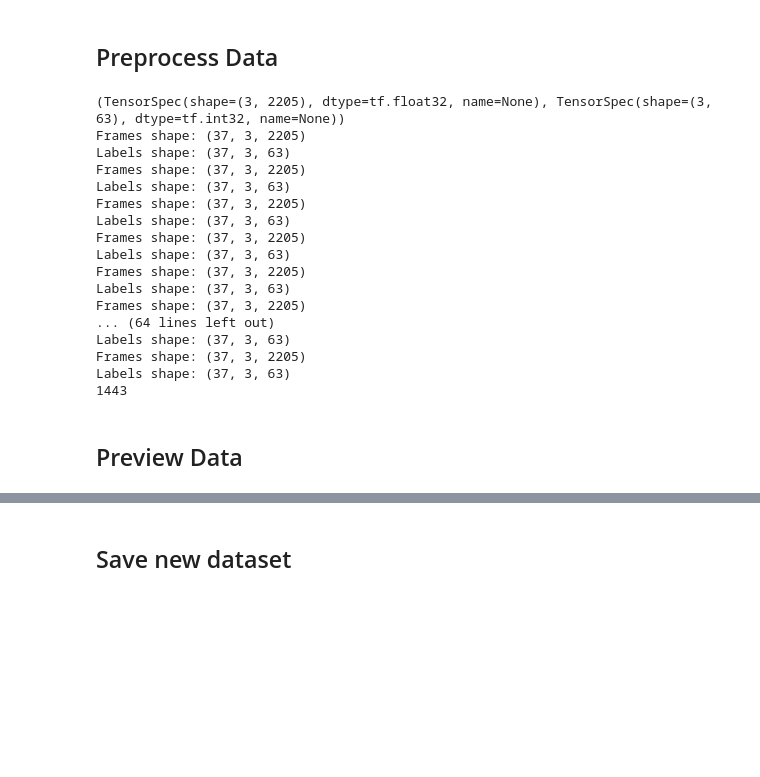
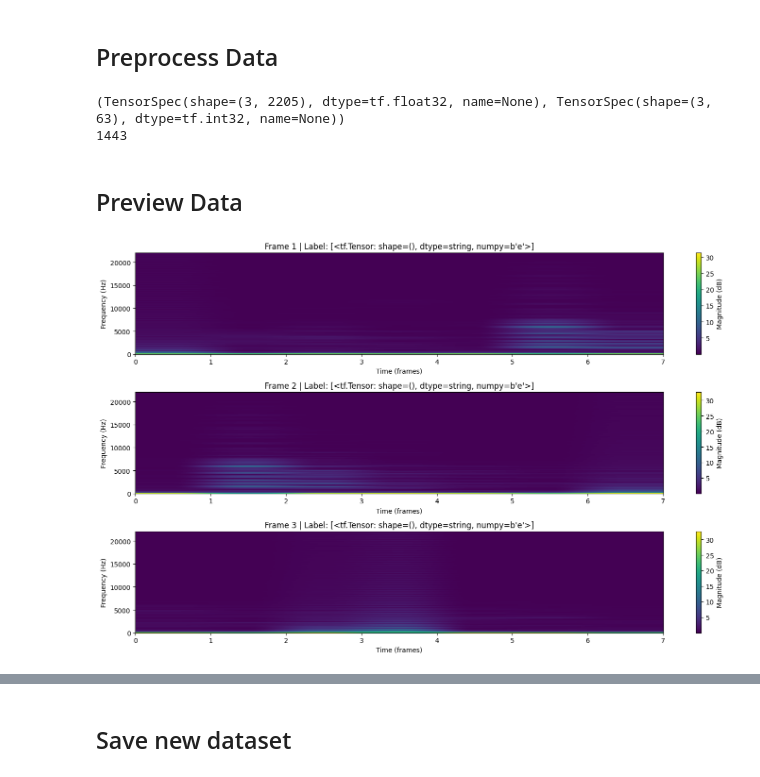
Before and after one commit to IConnC/Acoustic-Keylogger, a Jupyter notebook: data-manipulation/processSupplementaryData.ipynb, the cells around one changed output, grey strips where cells are left out. Drawn from its saved outputs; the diff is of its cells as text; code cells hidden in the pictures; blank space fills up the shorter version.

Commit message:
Supp dataset saved and loaded

```diff
--- a/data-manipulation/processSupplementaryData.ipynb
+++ b/data-manipulation/processSupplementaryData.ipynb
@@ -213,30 +213,17 @@ audio_data = load_audio_data()
 metadata = filterMetadata(audio_data, loadMetadata())
 
 dataset = create_dataset(audio_data, metadata)
-
+dataset = dataset.prefetch(tf.data.AUTOTUNE)
 dataset.cache()
 
 print(dataset.element_spec)
 print(dataset.reduce(0, lambda x, _: x + 1).numpy())
 
-dataset = dataset.batch(32).prefetch(tf.data.AUTOTUNE)
+# dataset = dataset.batch(32).prefetch(tf.data.AUTOTUNE)
+# for _, label_sequence in dataset.take(1):
+#     print([multi_label_binary_decode_tensor(label) for label in label_sequence])
 # %% [output]
 (TensorSpec(shape=(3, 2205), dtype=tf.float32, name=None), TensorSpec(shape=(3, 63), dtype=tf.int32, name=None))
-Frames shape: (37, 3, 2205)
-Labels shape: (37, 3, 63)
-Frames shape: (37, 3, 2205)
-Labels shape: (37, 3, 63)
-Frames shape: (37, 3, 2205)
-Labels shape: (37, 3, 63)
-Frames shape: (37, 3, 2205)
-Labels shape: (37, 3, 63)
-Frames shape: (37, 3, 2205)
-Labels shape: (37, 3, 63)
-Frames shape: (37, 3, 2205)
-... (64 lines left out)
-Labels shape: (37, 3, 63)
-Frames shape: (37, 3, 2205)
-Labels shape: (37, 3, 63)
 1443
 # %% [markdown]
 ## Preview Data
@@ -253,32 +240,33 @@ def plot_spectrogram_sequence(sequence, sample_rate=44100, frame_length=2205, fr
             frame_length=frame_length // 4,
             frame_step=frame_step // 4,
             fft_length=frame_length // 2,
         )
 
         # Compute magnitude spectrogram
         spectrogram = tf.abs(stft)
         spectrogram = tf.transpose(spectrogram)  # Transpose for better visualization
 
         # Plot the spectrogram
         plt.subplot(sequence_length, 1, i + 1)
         plt.imshow(
             10 * tf.math.log1p(spectrogram).numpy(),  # Log-scaled spectrogram
             aspect='auto',
             origin='lower',
             extent=[0, spectrogram.shape[1], 0, sample_rate / 2]
         )
         plt.colorbar(label="Magnitude (dB)")
         title = f"Frame {i + 1}"
         if label is not None:
             title += f" | Label: {label[i]}"
         plt.title(title)
         plt.ylabel("Frequency (Hz)")
         plt.xlabel("Time (frames)")
 
     plt.tight_layout()
     plt.show()
 
-ds = dataset.shuffle(10000)
-for sequence, label_sequence in ds.take(5):
+# ds = flattened_ds.shuffle(10000)
+for sequence, label_sequence in dataset.take(1):
     plot_spectrogram_sequence(sequence, label=[multi_label_binary_decode_tensor(x) for x in label_sequence])
 # %% [output]
+[figure, added]
```
Also changed, not shown: parts of 2 cells of this notebook, 2 other files.
